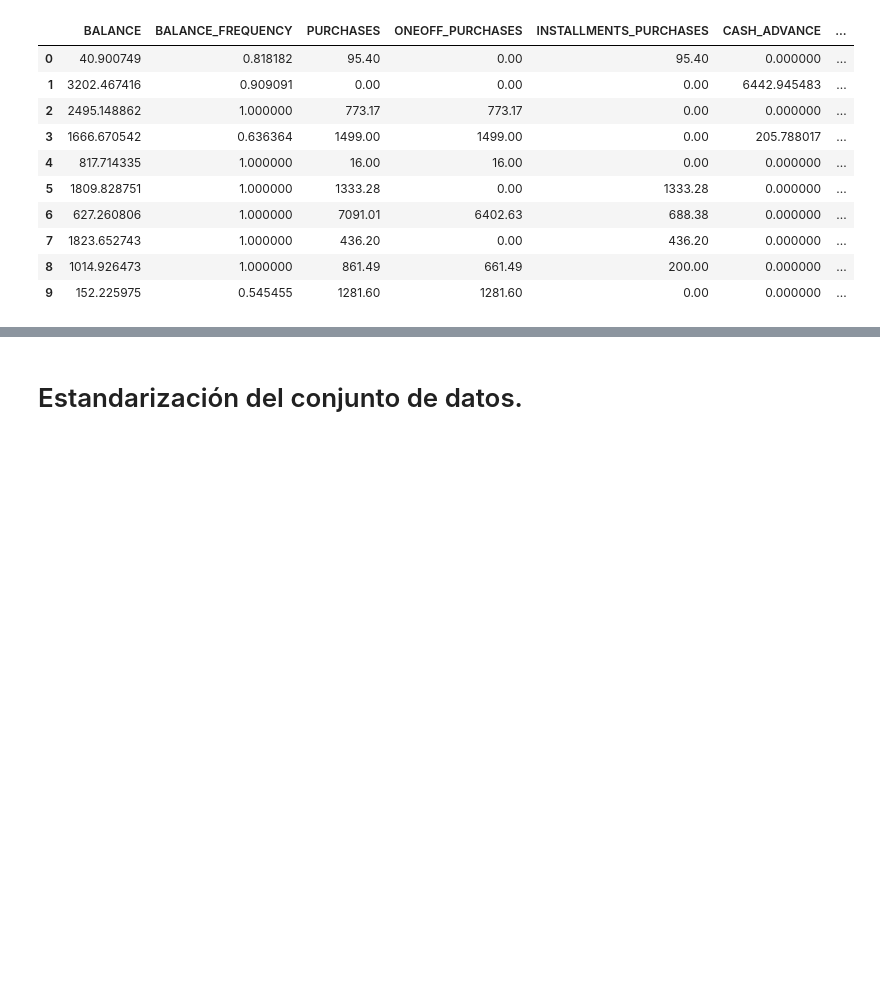
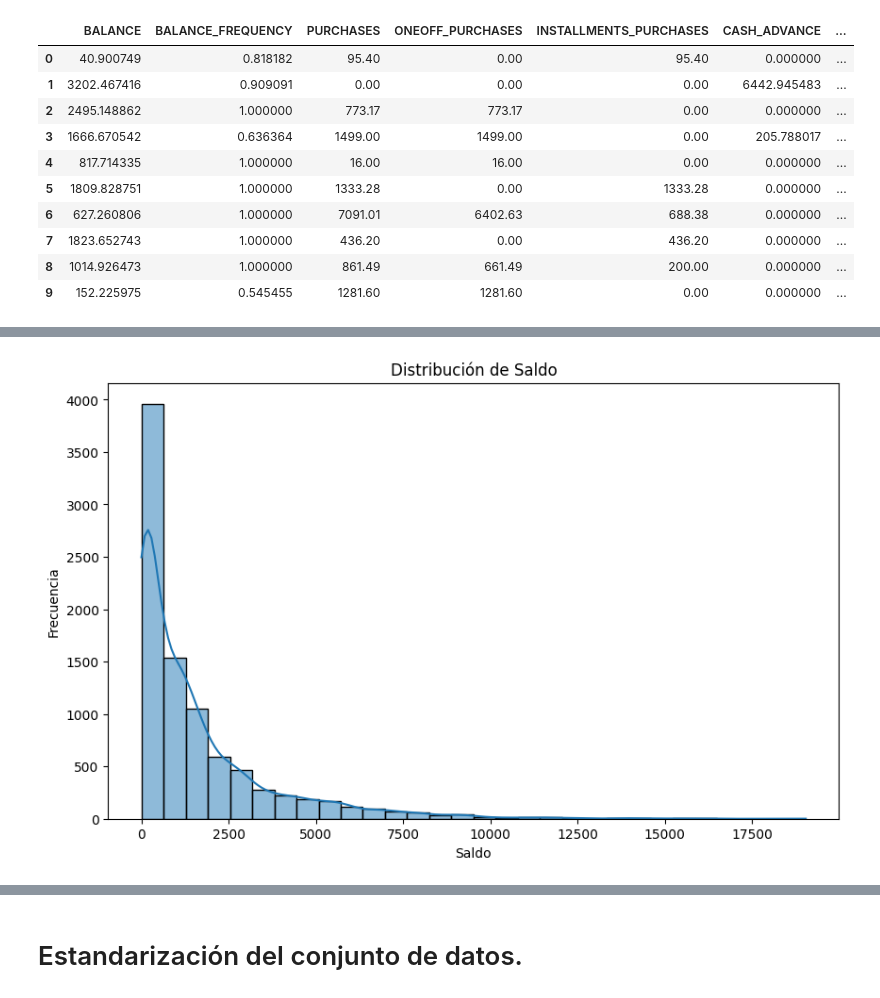
Before and after one commit to adirfjuly1/MOD-711, a Jupyter notebook: Clustering_Algortimo_Hierarchical_Clustering.ipynb, the cells around one changed output, grey strips where cells are left out. Saved outputs shown, nothing was run; the diff lists cells and outputs as text; code cells hidden in the pictures; blank space fills up the shorter version.

```diff
--- a/Clustering_Algortimo_Hierarchical_Clustering.ipynb
+++ b/Clustering_Algortimo_Hierarchical_Clustering.ipynb
@@ -92,7 +124,7 @@ from sklearn.decomposition import PCA
 from sklearn.metrics import silhouette_score
 import scipy.cluster.hierarchy as shc
 # %%
-raw_df = pd.read_csv('../CC GENERAL.csv')
+raw_df = pd.read_csv('CC GENERAL.csv')
 raw_df = raw_df.drop('CUST_ID', axis = 1)
 raw_df.fillna(method ='ffill', inplace = True)
 raw_df.head(10)
@@ -110,0 +169,13 @@ raw_df.head(10)
+# %%
+import matplotlib.pyplot as plt
+import seaborn as sns
+
+# Histogramas de algunas variables numéricas
+plt.figure(figsize=(10, 6))
+sns.histplot(data=raw_df, x='BALANCE', bins=30, kde=True)
+plt.title('Distribución de Saldo')
+plt.xlabel('Saldo')
+plt.ylabel('Frecuencia')
+plt.show()
+# %% [output]
+[figure, added]
```
Also changed, not shown: parts of 28 cells of this notebook.
